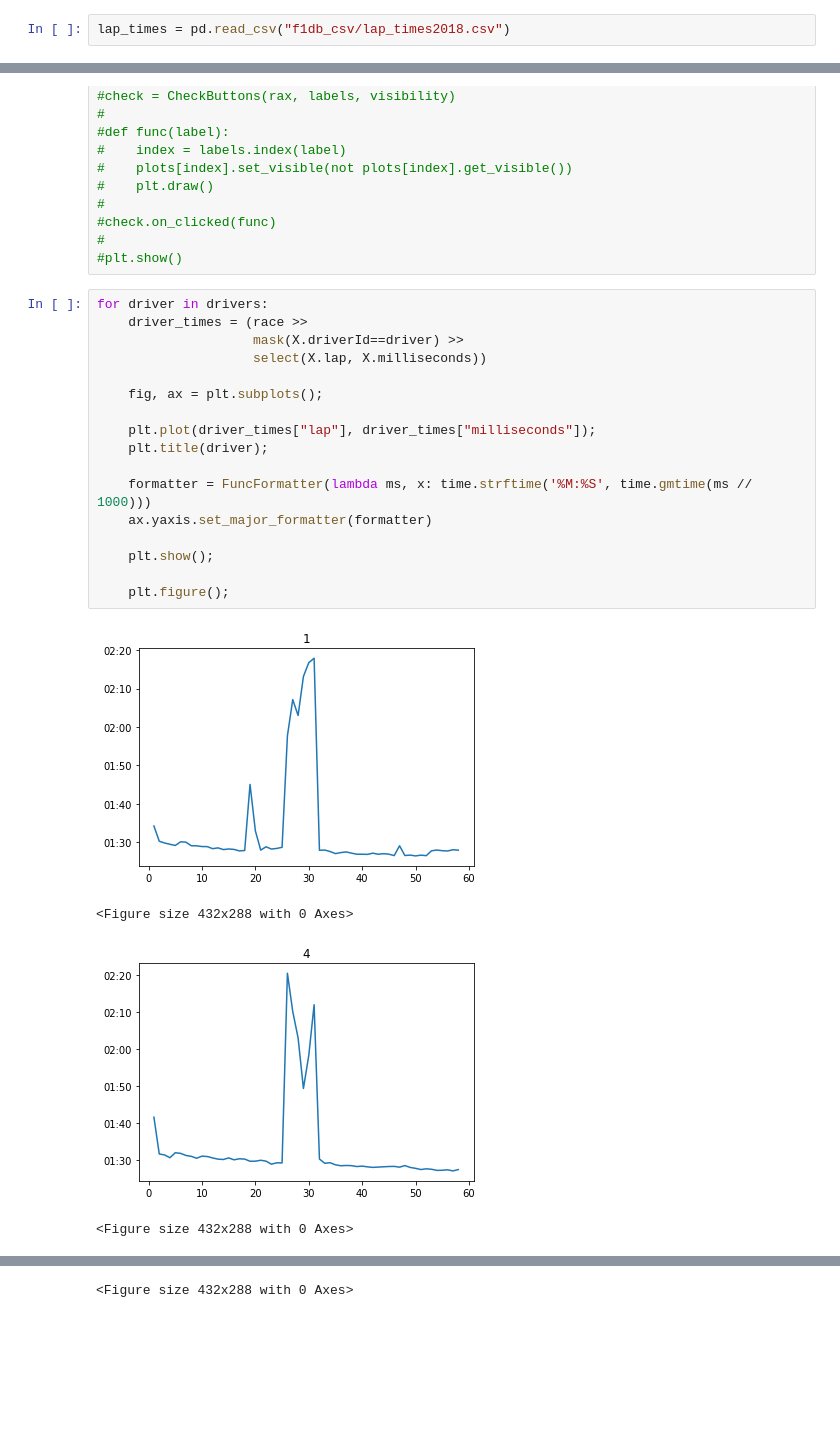
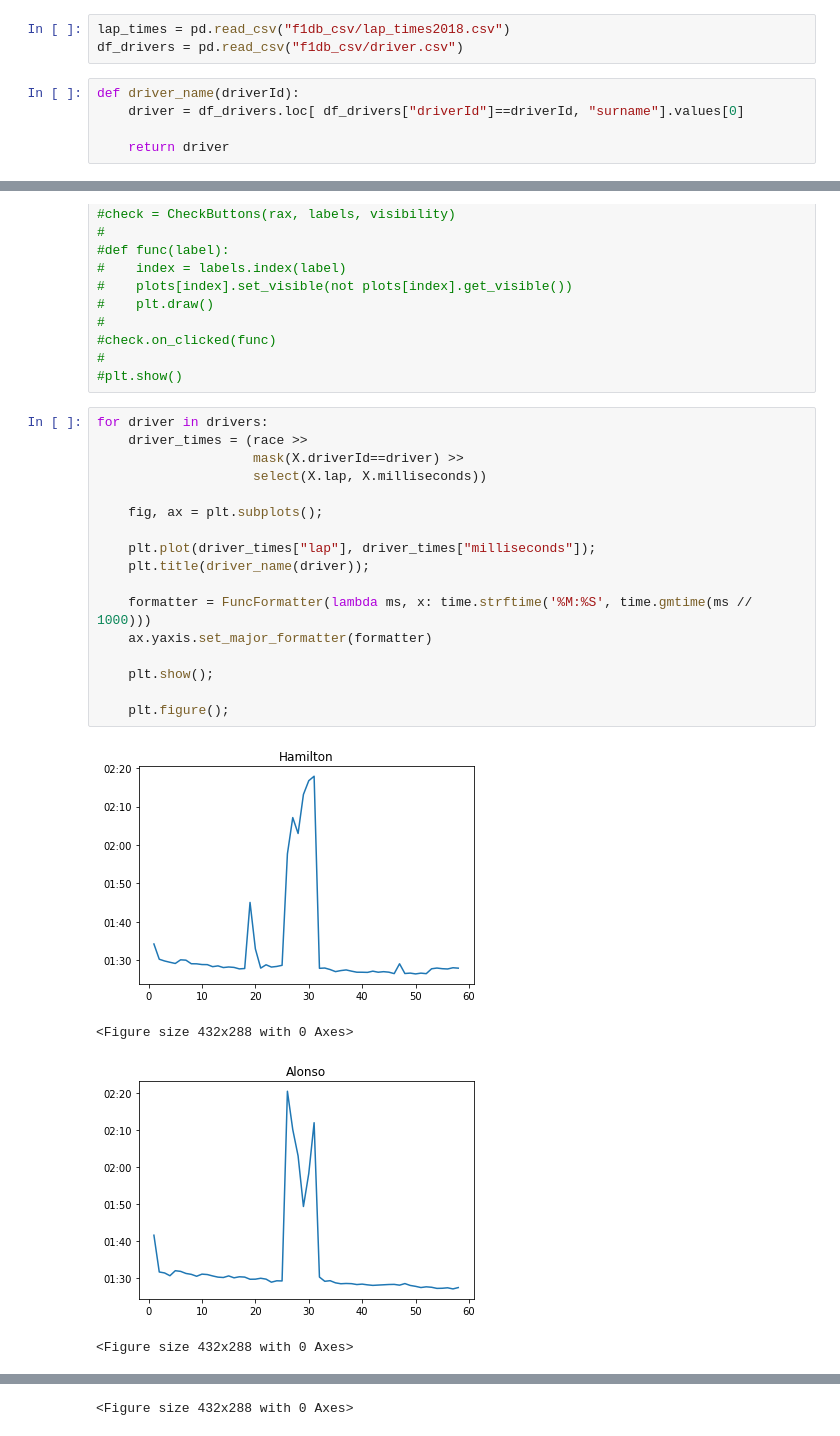
Before and after one commit to mr-gomez/Code19_F1_project, a Jupyter notebook: Exploring the data.ipynb, the cells around one changed output, grey strips where cells are left out. Cells and saved outputs as stored; diff of their text form; blank space fills up the shorter version.

Commit message:
Improved the graphs of the Australian GP lap times. Added a function to turn the driver's id into his last name.

```diff
--- a/Exploring the data.ipynb
+++ b/Exploring the data.ipynb
@@ -11,6 +11,12 @@ import time
 from dfply import *
 # %%
 lap_times = pd.read_csv("f1db_csv/lap_times2018.csv")
+df_drivers = pd.read_csv("f1db_csv/driver.csv")
+# %%
+def driver_name(driverId):
+    driver = df_drivers.loc[ df_drivers["driverId"]==driverId, "surname"].values[0]
+
+    return driver
 # %%
 lap_times.head()
 # %% [output]
@@ -72,22 +78,22 @@ drivers = np.unique(race["driverId"])
 # %%
 for driver in drivers:
     driver_times = (race >>
                     mask(X.driverId==driver) >>
                     select(X.lap, X.milliseconds))
 
     fig, ax = plt.subplots();
 
     plt.plot(driver_times["lap"], driver_times["milliseconds"]);
-    plt.title(driver);
+    plt.title(driver_name(driver));
 
     formatter = FuncFormatter(lambda ms, x: time.strftime('%M:%S', time.gmtime(ms // 1000)))
     ax.yaxis.set_major_formatter(formatter)
 
     plt.show();
 
     plt.figure();
 # %% [output]
-[figure, old version]
+[figure, new version]
 <Figure size 432x288 with 0 Axes>
-[figure, old version]
+[figure, new version]
 <Figure size 432x288 with 0 Axes>
```
Also changed, not shown: parts of 1 cell of this notebook.
